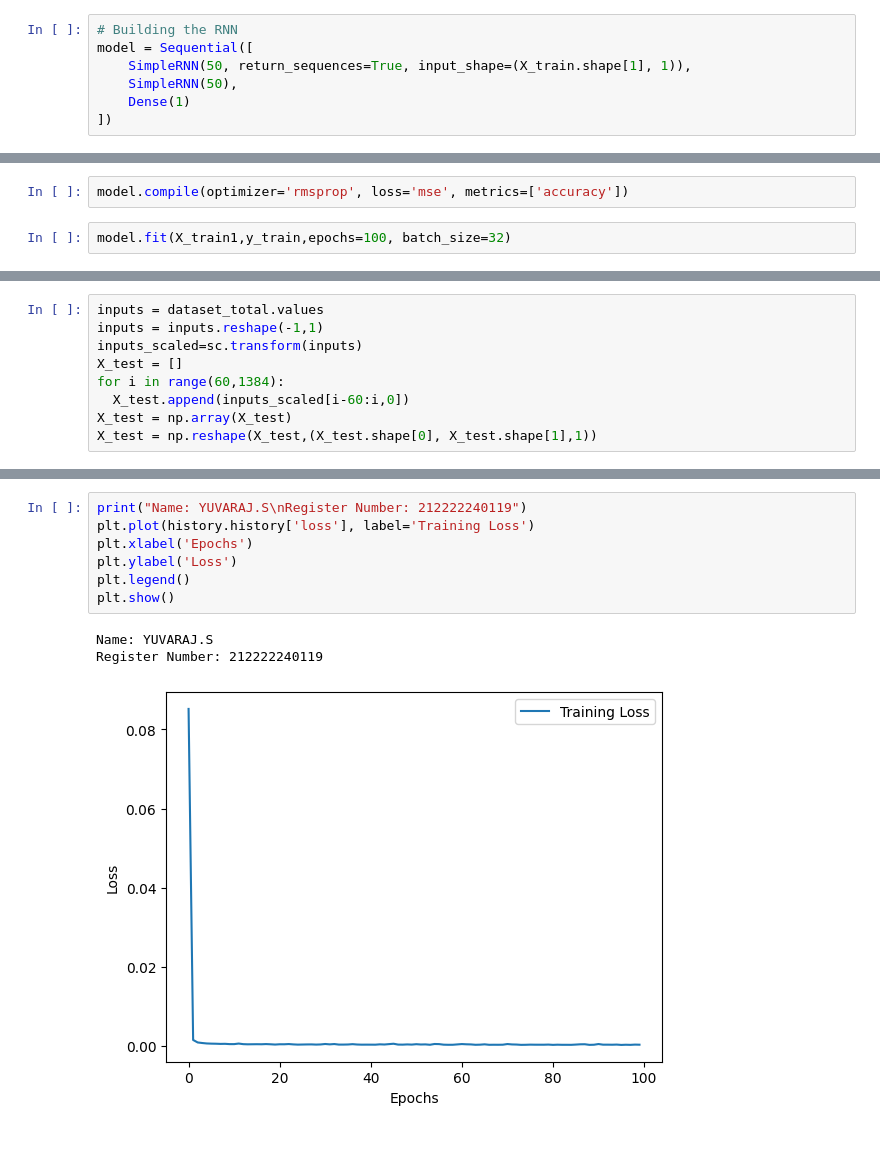
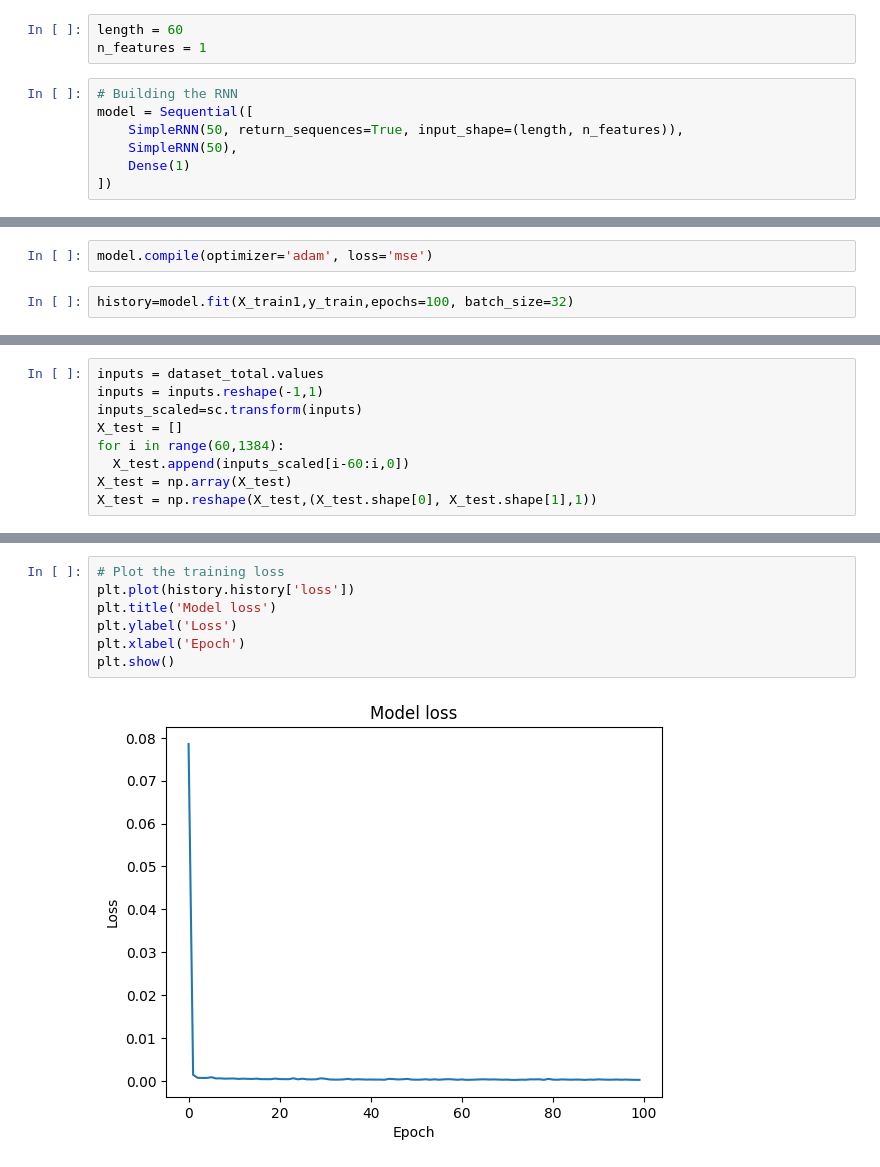
Before and after one commit to Yuvaraj878/Deep_Ex5, a Jupyter notebook: program/ex 5.ipynb, the cells around one changed output, grey strips where cells are left out. Drawn from its saved outputs; the diff is of its cells as text.

```diff
--- a/program/ex 5.ipynb
+++ b/program/ex 5.ipynb
@@ -38,10 +38,13 @@ X_train1 = X_train.reshape((X_train.shape[0], X_train.shape[1],1))
 X_train.shape
 # %% [output]
 (1199, 60)
+# %%
+length = 60
+n_features = 1
 # %%
 # Building the RNN
 model = Sequential([
-    SimpleRNN(50, return_sequences=True, input_shape=(X_train.shape[1], 1)),
+    SimpleRNN(50, return_sequences=True, input_shape=(length, n_features)),
     SimpleRNN(50),
     Dense(1)
 ])
@@ -65,8 +68,8 @@ Model: "sequential_2"
  Trainable params: 7,701 (30.08 KB)
  Non-trainable params: 0 (0.00 B)
 # %%
-model.compile(optimizer='rmsprop', loss='mse', metrics=['accuracy'])
+model.compile(optimizer='adam', loss='mse')
 # %%
-model.fit(X_train1,y_train,epochs=100, batch_size=32)
+history=model.fit(X_train1,y_train,epochs=100, batch_size=32)
 # %% [output]
 Epoch 1/100
@@ -123,11 +131,9 @@ Register Number: 212222240119
 # %%
-print("Name: YUVARAJ.S\nRegister Number: 212222240119")
-plt.plot(history.history['loss'], label='Training Loss')
-plt.xlabel('Epochs')
+# Plot the training loss
+plt.plot(history.history['loss'])
+plt.title('Model loss')
 plt.ylabel('Loss')
-plt.legend()
+plt.xlabel('Epoch')
 plt.show()
 # %% [output]
-Name: YUVARAJ.S
-Register Number: 212222240119
-[figure, old version]
+[figure, new version]
```
Also changed, not shown: parts of 5 cells of this notebook.
